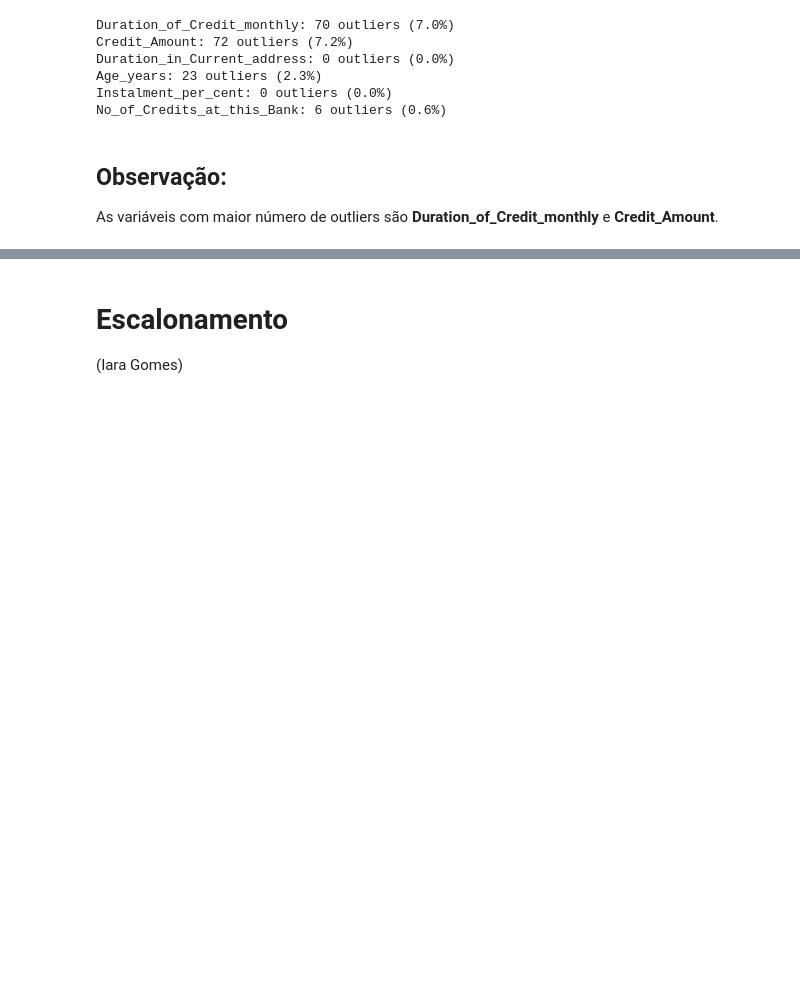
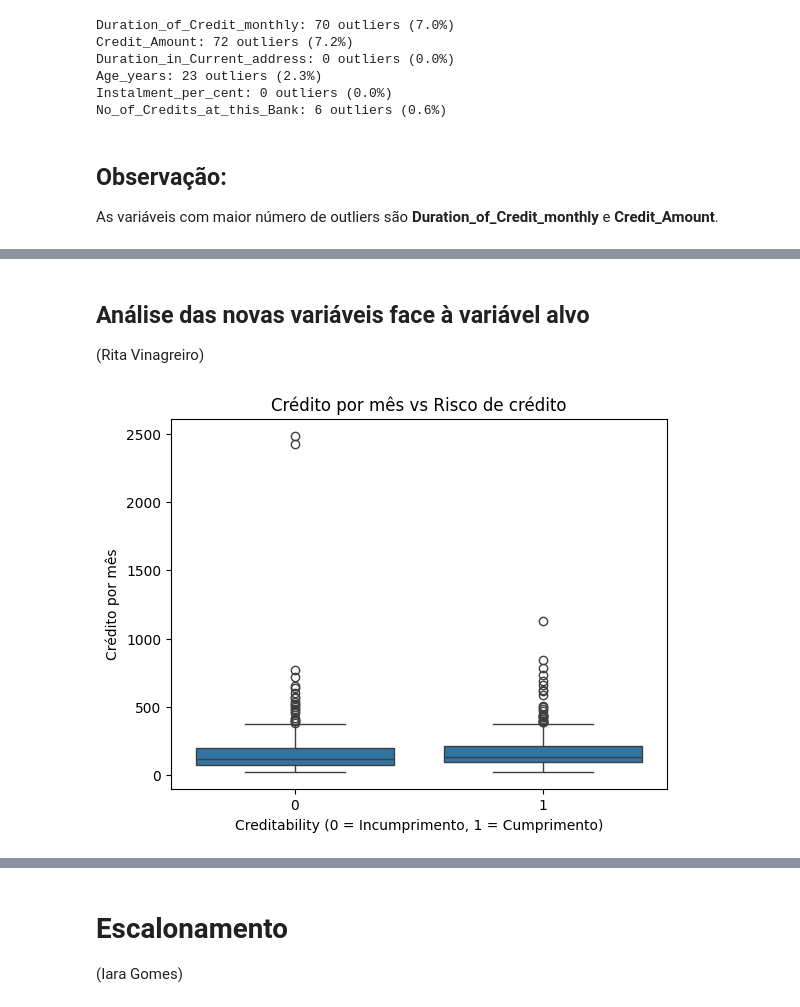
Before and after one commit to ritavinagreiro/projeto-cd-grupo5, a Jupyter notebook: notebooks/1.0_eda_limpeza.ipynb, the cells around one changed output, grey strips where cells are left out. Saved outputs shown, nothing was run; the diff lists cells and outputs as text; code cells hidden in the pictures; blank space fills up the shorter version.

```diff
--- a/notebooks/1.0_eda_limpeza.ipynb
+++ b/notebooks/1.0_eda_limpeza.ipynb
@@ -569,0 +589,13 @@ As variáveis com maior número de outliers são **Duration_of_Credit_monthly**
+# %% [markdown]
+## Análise das novas variáveis face à variável alvo
+(Rita Vinagreiro)
+# %%
+sns.boxplot(x='Creditability', y='Credit_per_Month', data=df)
+
+plt.title('Crédito por mês vs Risco de crédito')
+plt.xlabel('Creditability (0 = Incumprimento, 1 = Cumprimento)')
+plt.ylabel('Crédito por mês')
+
+plt.show()
+# %% [output]
+[figure, added]
```
Also changed, not shown: parts of 29 cells of this notebook.
